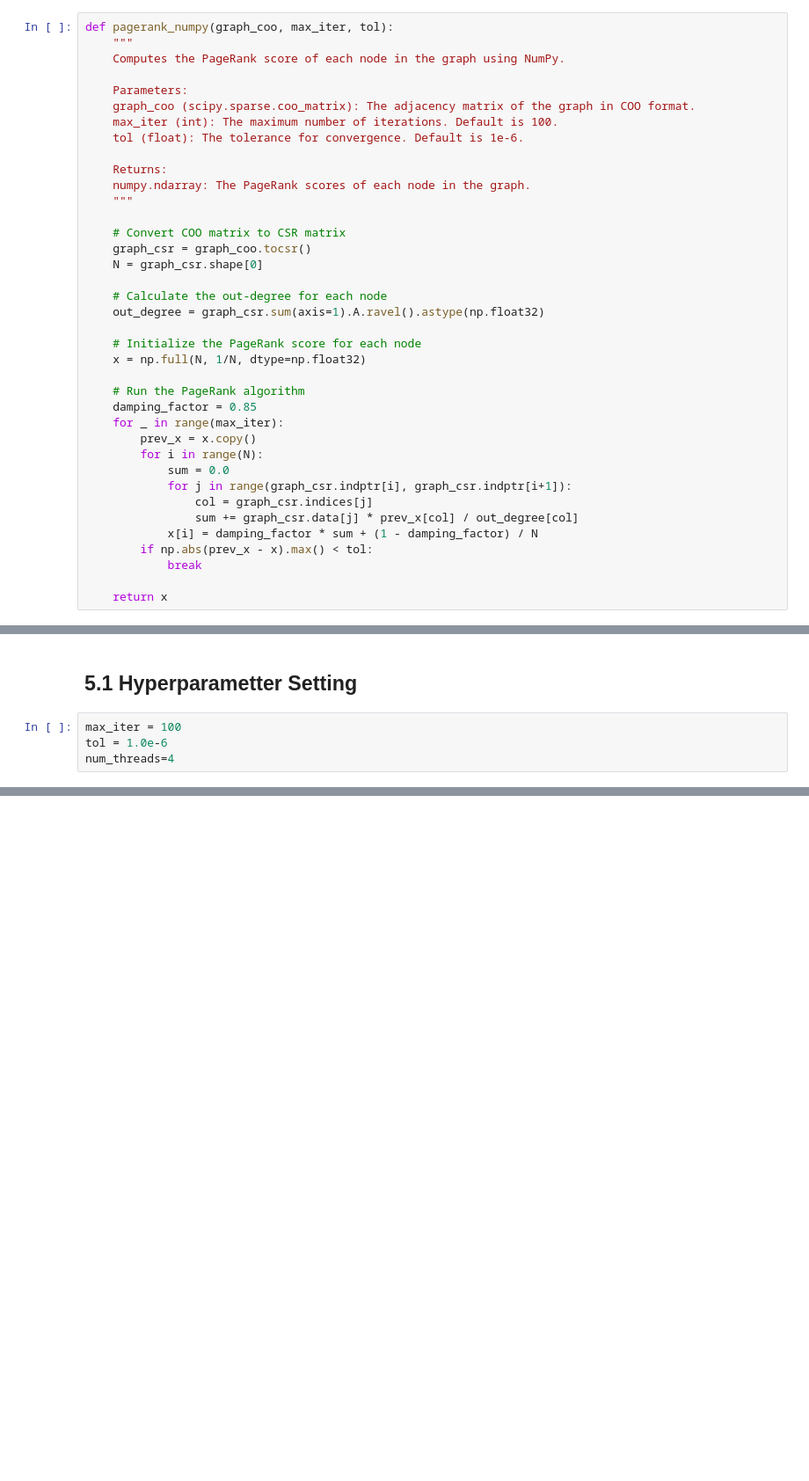
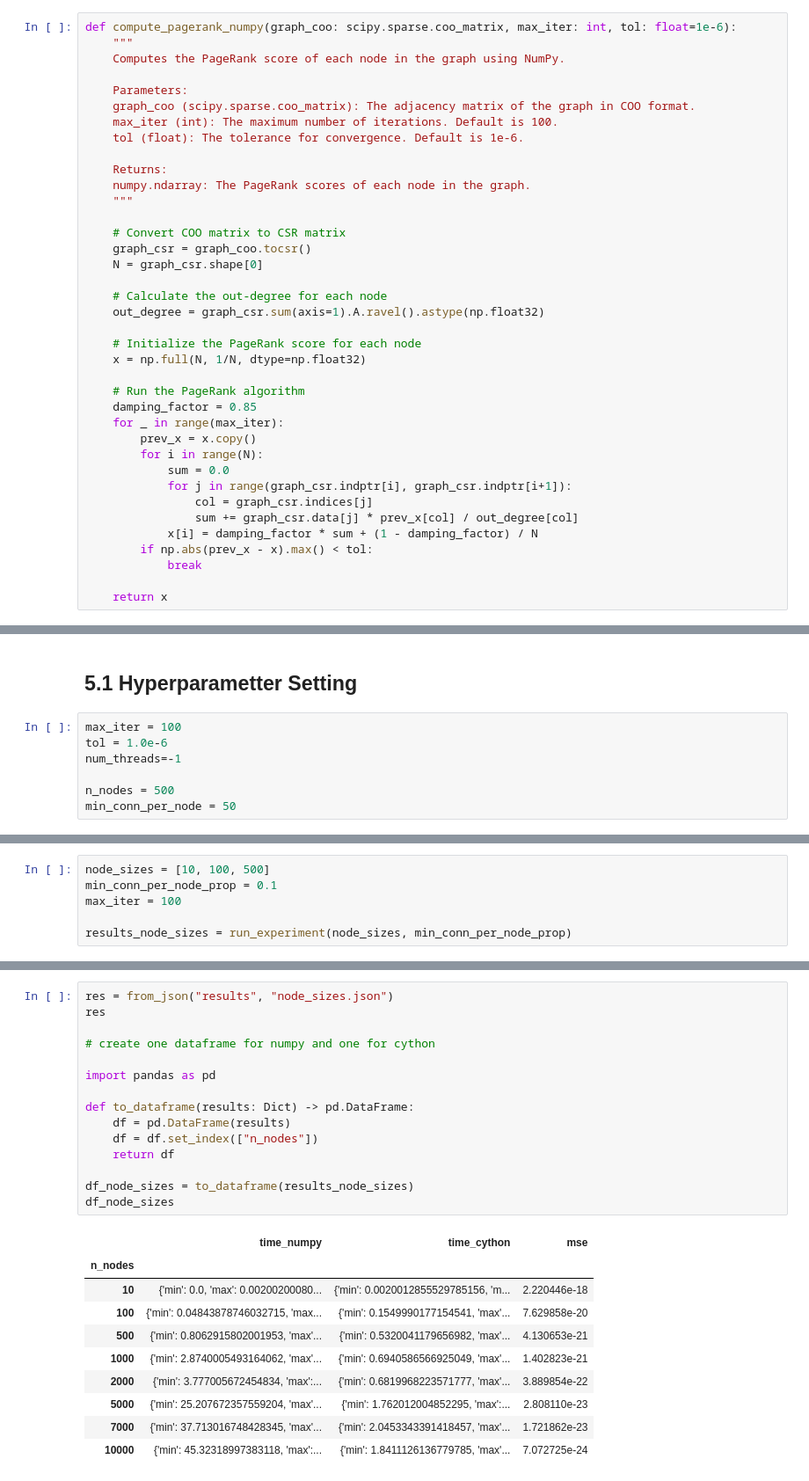
Before and after one commit to PeDiot/distributed-page-rank, a Jupyter notebook: PageRank.ipynb, the cells around one changed output, grey strips where cells are left out. Shown at 88% size. Cells and saved outputs as stored; diff of their text form; blank space fills up the shorter version.

```diff
--- a/PageRank.ipynb
+++ b/PageRank.ipynb
@@ -97,7 +74,7 @@ print(f"Number of edges for node {node}: {graph_coo.getrow(node).sum()}")
 # %% [markdown]
 # 2. NumPy/Naive Implementation of PageRank
 # %%
-def pagerank_numpy(graph_coo, max_iter, tol):
+def compute_pagerank_numpy(graph_coo: scipy.sparse.coo_matrix, max_iter: int, tol: float=1e-6):
     """
     Computes the PageRank score of each node in the graph using NumPy.
 
@@ -255,5 +246,8 @@ def pagerank_gpu(graph, max_iter, tol):
 # %%
 max_iter = 100
 tol = 1.0e-6
-num_threads=4
+num_threads=-1
+
+n_nodes = 500
+min_conn_per_node = 50
 # %% [markdown]
@@ -324,0 +426,6 @@ with open('times_df2.pkl', 'wb') as handle:
+# %%
+node_sizes = [10, 100, 500]
+min_conn_per_node_prop = 0.1
+max_iter = 100
+
+results_node_sizes = run_experiment(node_sizes, min_conn_per_node_prop)
@@ -325 +436,27 @@ with open('times_df2.pkl', 'wb') as handle:
+# %%
+res = from_json("results", "node_sizes.json")
+res
+
+# create one dataframe for numpy and one for cython
+
+import pandas as pd
+
+def to_dataframe(results: Dict) -> pd.DataFrame:
+    df = pd.DataFrame(results)
+    df = df.set_index(["n_nodes"])
+    return df
+
+df_node_sizes = to_dataframe(results_node_sizes)
+df_node_sizes
+# %% [output]
+|  | time_numpy | time_cython | mse |
+| n_nodes |  |  |  |
+| 10 | {'min': 0.0, 'max': 0.00200200080... | {'min': 0.0020012855529785156, 'm... | 2.220446e-18 |
+| 100 | {'min': 0.04843878746032715, 'max... | {'min': 0.1549990177154541, 'max'... | 7.629858e-20 |
+| 500 | {'min': 0.8062915802001953, 'max'... | {'min': 0.5320041179656982, 'max'... | 4.130653e-21 |
+| 1000 | {'min': 2.8740005493164062, 'max'... | {'min': 0.6940586566925049, 'max'... | 1.402823e-21 |
+| 2000 | {'min': 3.777005672454834, 'max':... | {'min': 0.6819968223571777, 'max'... | 3.889854e-22 |
+| 5000 | {'min': 25.207672357559204, 'max'... | {'min': 1.762012004852295, 'max':... | 2.808110e-23 |
+| 7000 | {'min': 37.713016748428345, 'max'... | {'min': 2.0453343391418457, 'max'... | 1.721862e-23 |
+| 10000 | {'min': 45.32318997383118, 'max':... | {'min': 1.8411126136779785, 'max'... | 7.072725e-24 |
 # %%
```
Also changed, not shown: parts of 18 cells of this notebook.
